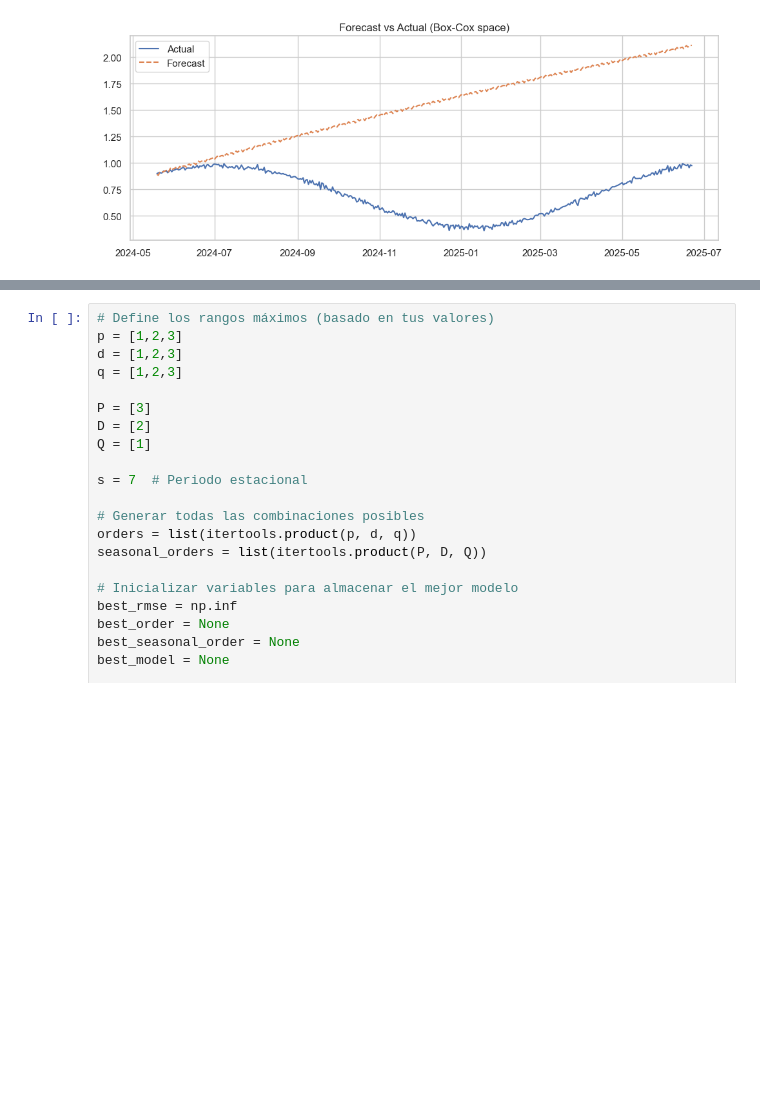
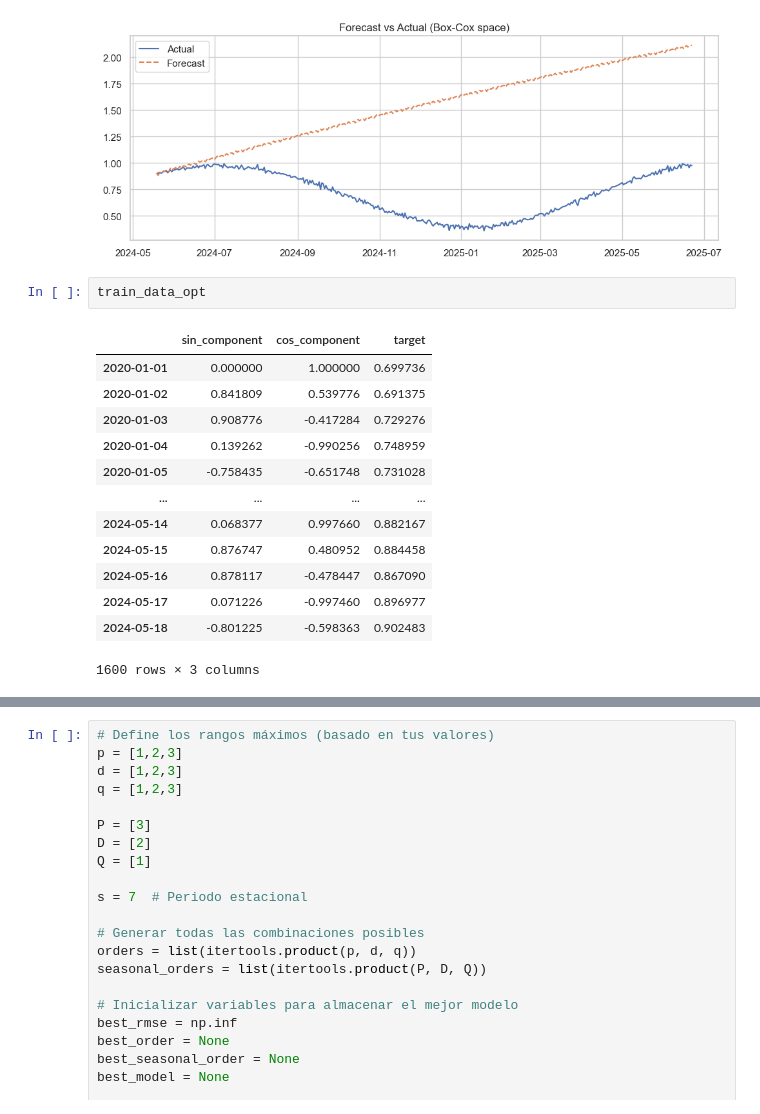
Before and after one commit to Marcelaqprz/mnl_proyecto, a Jupyter notebook: ProyectoFinalMnl.ipynb, the cells around one changed output, grey strips where cells are left out. Drawn from its saved outputs; the diff is of its cells as text; blank space fills up the shorter version.

```diff
--- a/ProyectoFinalMnl.ipynb
+++ b/ProyectoFinalMnl.ipynb
@@ -410,3 +447,19 @@ plt.show()
 RMSE (Box-Cox): 0.9510
 MAE  (Box-Cox): 0.8275
 [figure]
+# %%
+train_data_opt
+# %% [output]
+|  | sin_component | cos_component | target |
+| 2020-01-01 | 0.000000 | 1.000000 | 0.699736 |
+| 2020-01-02 | 0.841809 | 0.539776 | 0.691375 |
+| 2020-01-03 | 0.908776 | -0.417284 | 0.729276 |
+| 2020-01-04 | 0.139262 | -0.990256 | 0.748959 |
+| 2020-01-05 | -0.758435 | -0.651748 | 0.731028 |
+| ... | ... | ... | ... |
+| 2024-05-14 | 0.068377 | 0.997660 | 0.882167 |
+| 2024-05-15 | 0.876747 | 0.480952 | 0.884458 |
+| 2024-05-16 | 0.878117 | -0.478447 | 0.867090 |
+| 2024-05-17 | 0.071226 | -0.997460 | 0.896977 |
+| 2024-05-18 | -0.801225 | -0.598363 | 0.902483 |
+1600 rows × 3 columns
```
Also changed, not shown: parts of 56 cells of this notebook.
